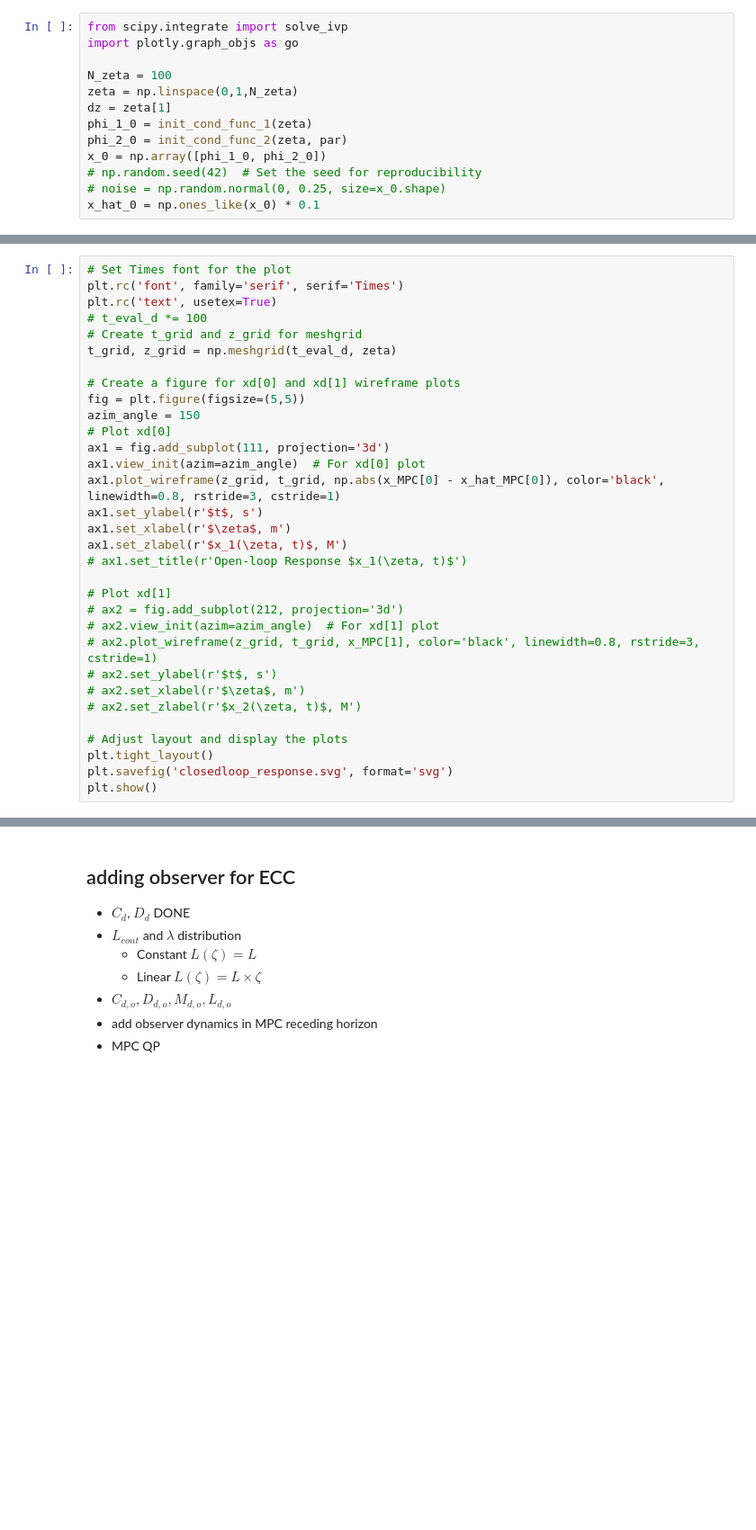
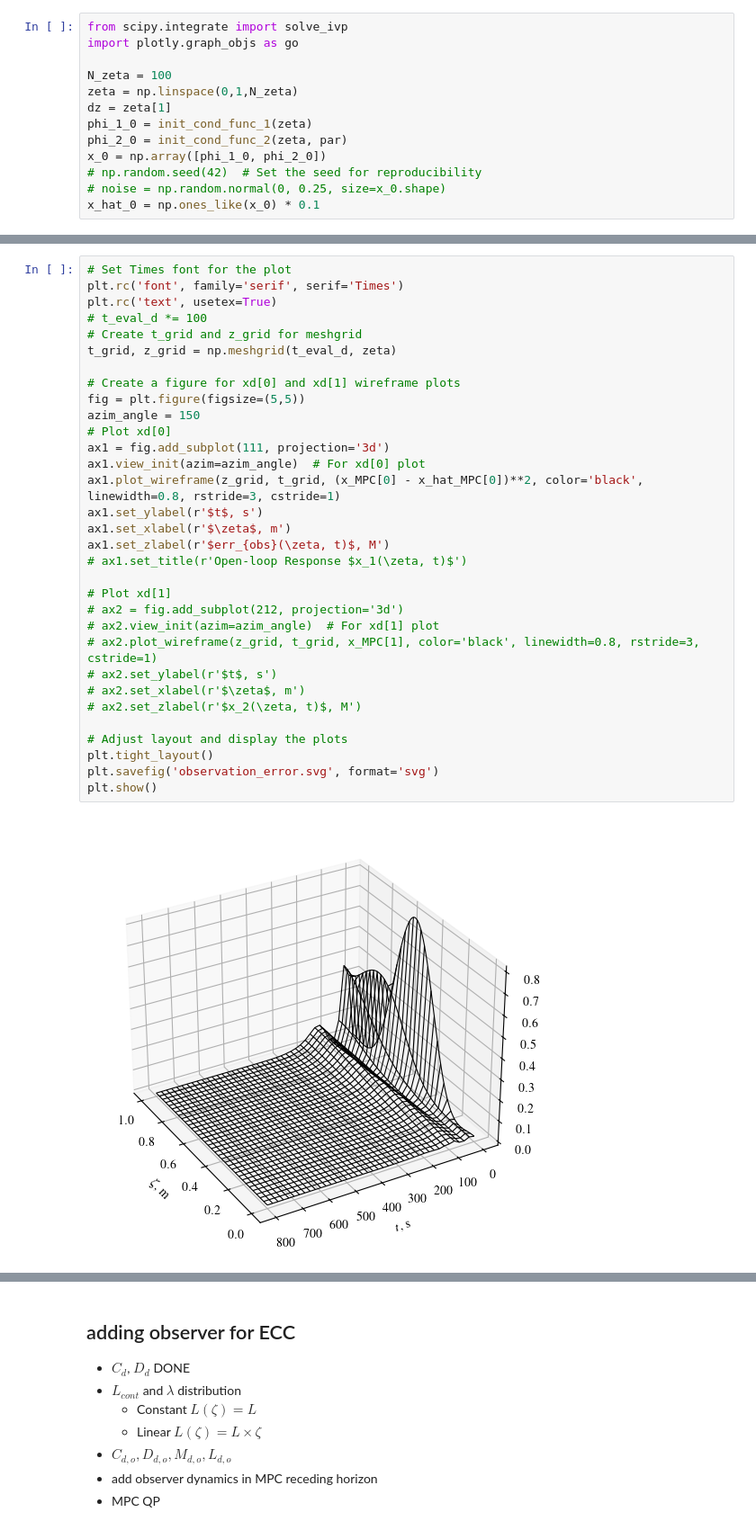
Before and after one commit to behradmoadeli/pfr_isothermal_recycle_delay_MPC, a Jupyter notebook: reports/Report_unstable.ipynb, the cells around one changed output, grey strips where cells are left out. Shown at 90% size. Saved outputs shown, nothing was run; the diff lists cells and outputs as text; blank space fills up the shorter version.

```diff
--- a/reports/Report_unstable.ipynb
+++ b/reports/Report_unstable.ipynb
@@ -269,33 +280,35 @@ plt.show()
 # %%
 # Set Times font for the plot
 plt.rc('font', family='serif', serif='Times')
 plt.rc('text', usetex=True)
 # t_eval_d *= 100
 # Create t_grid and z_grid for meshgrid
 t_grid, z_grid = np.meshgrid(t_eval_d, zeta)
 
 # Create a figure for xd[0] and xd[1] wireframe plots
 fig = plt.figure(figsize=(5,5))
 azim_angle = 150
 # Plot xd[0]
 ax1 = fig.add_subplot(111, projection='3d')
 ax1.view_init(azim=azim_angle)  # For xd[0] plot
-ax1.plot_wireframe(z_grid, t_grid, np.abs(x_MPC[0] - x_hat_MPC[0]), color='black', linewidth=0.8, rstride=3, cstride=1)
+ax1.plot_wireframe(z_grid, t_grid, (x_MPC[0] - x_hat_MPC[0])**2, color='black', linewidth=0.8, rstride=3, cstride=1)
 ax1.set_ylabel(r'$t$, s')
 ax1.set_xlabel(r'$\zeta$, m')
-ax1.set_zlabel(r'$x_1(\zeta, t)$, M')
+ax1.set_zlabel(r'$err_{obs}(\zeta, t)$, M')
 # ax1.set_title(r'Open-loop Response $x_1(\zeta, t)$')
 
 # Plot xd[1]
 # ax2 = fig.add_subplot(212, projection='3d')
 # ax2.view_init(azim=azim_angle)  # For xd[1] plot
 # ax2.plot_wireframe(z_grid, t_grid, x_MPC[1], color='black', linewidth=0.8, rstride=3, cstride=1)
 # ax2.set_ylabel(r'$t$, s')
 # ax2.set_xlabel(r'$\zeta$, m')
 # ax2.set_zlabel(r'$x_2(\zeta, t)$, M')
 
 # Adjust layout and display the plots
 plt.tight_layout()
-plt.savefig('closedloop_response.svg', format='svg')
+plt.savefig('observation_error.svg', format='svg')
 plt.show()
+# %% [output]
+[figure, added]
 # %%
```
Also changed, not shown: parts of 11 cells of this notebook, 4 other files.
